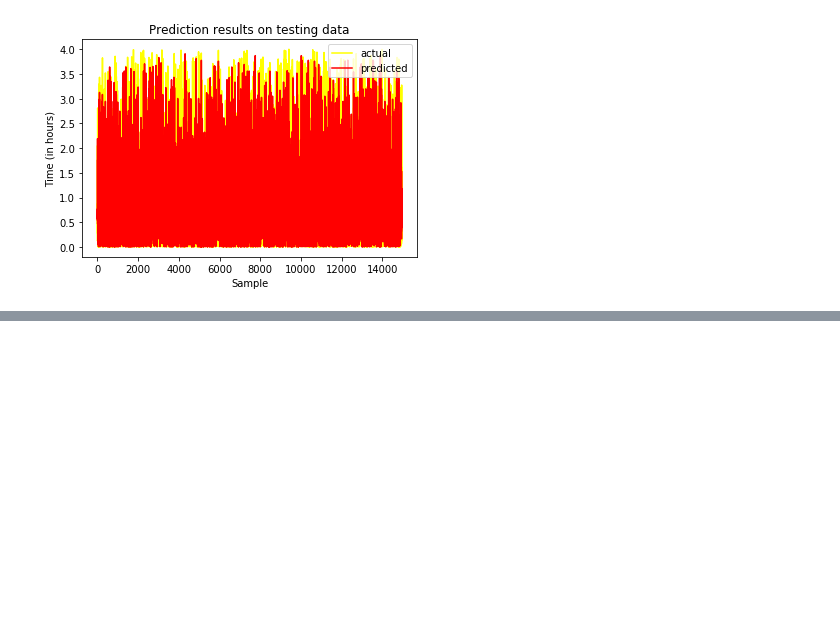
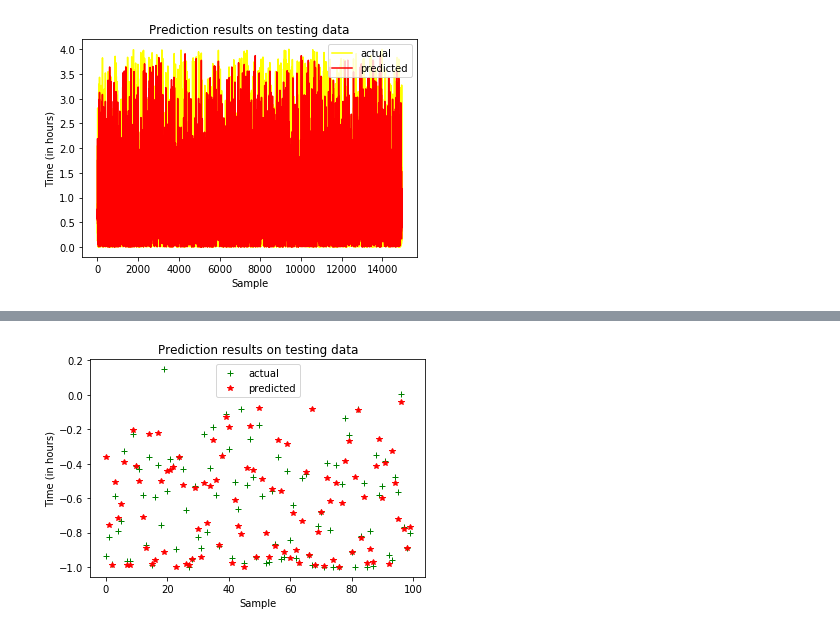
Before and after one commit to abu-rayyan/DeliveryTimePrediction, a Jupyter notebook: Ipynb_files/model2_dt.ipynb, the cells around one changed output, grey strips where cells are left out. Cells and saved outputs as stored; diff of their text form; code cells hidden in the pictures; blank space fills up the shorter version.

```diff
--- a/Ipynb_files/model2_dt.ipynb
+++ b/Ipynb_files/model2_dt.ipynb
@@ -136,0 +164,9 @@ plt.show()
+# %%
+X = df[['hour_sin', 'hour_cos', 'BikerID']].values
+Y = df[['del_sin', 'del_cos']].values
+X_trn, X_tst, Y_trn, Y_tst = train_test_split(X, Y, test_size=0.3, random_state=42)
+# %%
+tree_regression_model = tree.DecisionTreeRegressor()
+trained_model = tree_regression_model.fit(X_trn, Y_trn)
+# %%
+predict_model = trained_model.predict(X_tst)
@@ -136,0 +189,10 @@ plt.show()
+# %%
+plt.plot(Y_tst[1000:1100,0], 'g+', color= 'green', label= 'actual') # p
+plt.plot(predict_model[1000:1100,0], '*', color= 'red', label= 'predicted') # p
+plt.xlabel('Sample')
+plt.ylabel('Time (in hours)')
+plt.title('Prediction results on testing data')
+plt.legend()
+plt.show()
+# %% [output]
+[figure, added]
```
Also changed, not shown: parts of 11 cells of this notebook, 2 other files.
